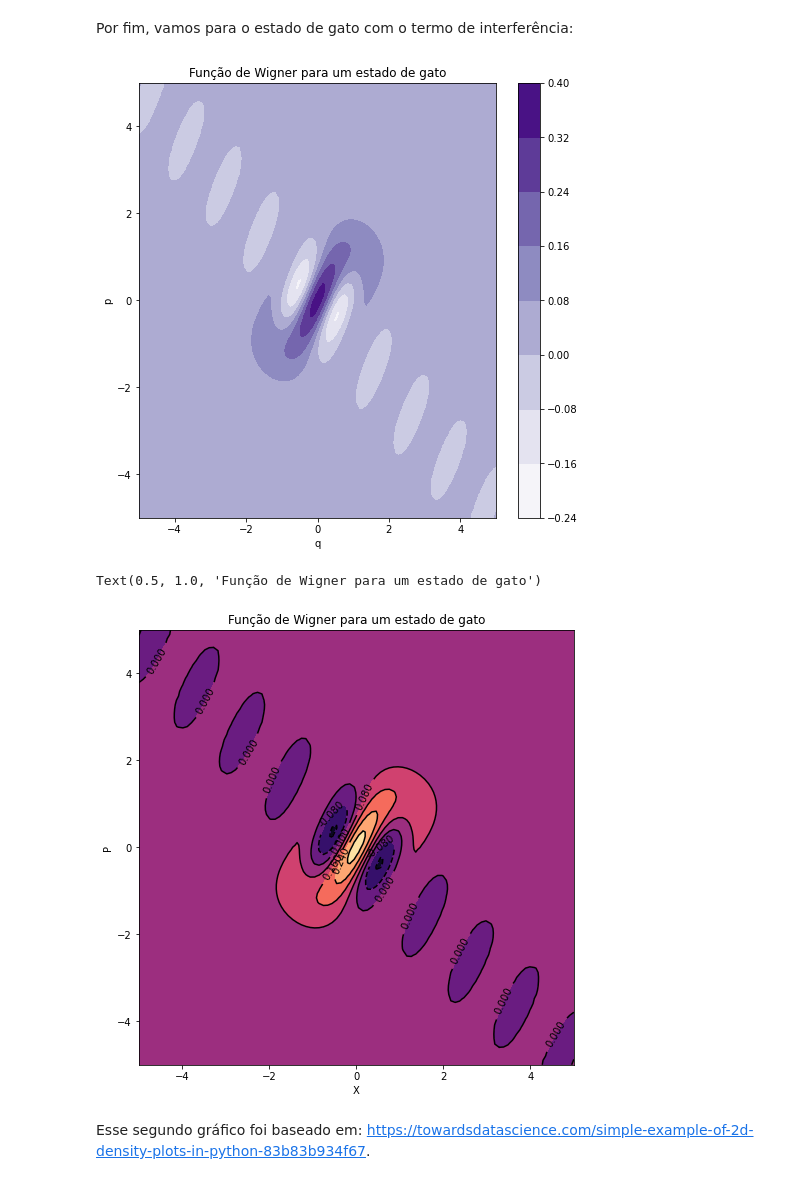
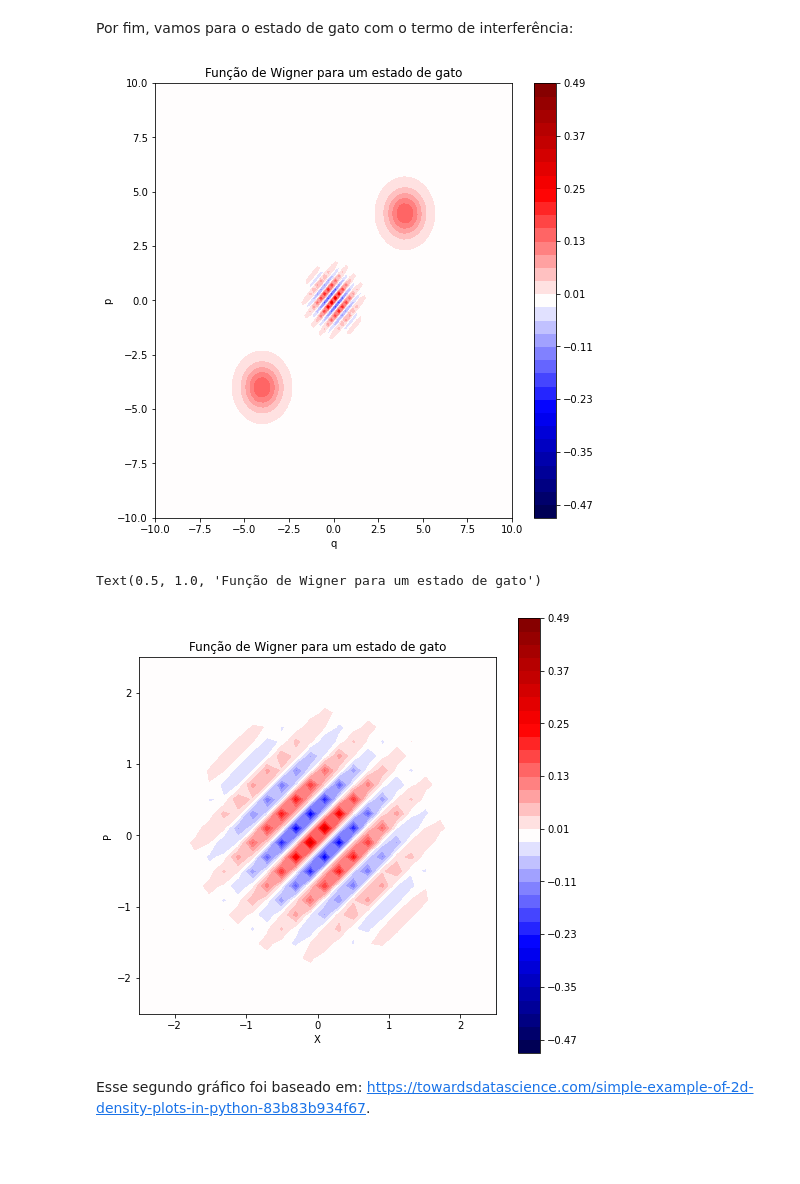
Before and after one commit to luccatfqcmartins/IC-Nic-cio, a Jupyter notebook: WignerGato.ipynb, the cells around one changed output. Cells and saved outputs as stored; diff of their text form; code cells hidden in the pictures; blank space fills up the shorter version.

```diff
--- a/WignerGato.ipynb
+++ b/WignerGato.ipynb
@@ -13,8 +13,8 @@ $$ N = \sqrt{2\left[ 1 + \sqrt{2\pi}\Delta x e^{-\frac{\alpha_x^2}{2\Delta x^2}
 # %% [markdown]
 Vamos determinar nossas quantidades e plotar a função de Wigner para um estado $\ket{\alpha}$ genérico:
 # %%
-alphax = 1
-alphap = 1
+alphax = 4
+alphap = 4
 
 
 m = 1 #const.m_e.to_value()
@@ -24,7 +24,7 @@ deltax = np.sqrt(h/(2*m*omega))
 deltap = np.sqrt(h*m*omega/2)
 
 def N(ax, ap):
-    dentro = 1 + np.sqrt(2*np.pi)*deltax*np.exp(-ax**2/(2*deltax**2) - 2*ap**2/deltap**2)
+    dentro = 1 + np.exp(-1/8 * (ax**2/(deltax**2) + ap**2/deltap**2))
     fora = np.sqrt(2*dentro)
     return fora
 
@@ -33,8 +33,8 @@ def wigner(ax, ap, x, p):
     conteudo = np.exp(-(x - ax)**2/(2*deltax**2) - (p - ap)**2/(2*deltap**2))
     return conteudo/constantes
 
-x = np.linspace(-5,5,100)
-p = np.linspace(-5,5,100)
+x = np.linspace(-10,10,100)
+p = np.linspace(-10,10,100)
 X, P = np.meshgrid(x,p)
 # %%
 plt.figure(figsize=(8,8))
@@ -66,33 +66,38 @@ def Wignergato(ax, ap, x, p):
     wignermenos = wigner(-ax, -ap, x, p)
     constantes = N(ax,ap)**2 * np.pi * h
     conteudo = 2* np.exp(-(x)**2/(2*deltax**2) - (p)**2/(2*deltap**2))
-    interferencia = np.cos(2/h * (2*x*ap - p*ax))
-    final = wignermais + wignermenos + conteudo*interferencia/constantes
+    interferencia = np.cos(2/h * (x*ap - p*ax))
+    final = conteudo*interferencia/constantes + wignermais + wignermenos
     return final
 
+nivel = np.arange(-0.5,0.5,0.03)
 plt.figure(figsize=(8,8))
-plt.contourf(X, P, Wignergato(alphax, alphap, X, P), cmap='Purples')
+plt.contourf(X, P, Wignergato(alphax, alphap, X, P), levels = nivel, cmap='seismic')# [-0.33, -0.29, -0.25, -0.21, -0.17, -0.13,
+#-0.09, -0.05, -0.01, 0.01, 0.05, 0.09, 0.13, 0.17, 0.21, 0.25, 0.29, 0.33], cmap='magma')
 plt.xlabel("q")
 plt.ylabel("p")
 plt.title(r"Função de Wigner para um estado de gato")
 plt.colorbar()
 plt.show()
 # %% [output]
-[figure, old version]
+[figure, new version]
 # %%
 fig = plt.figure(figsize=(8,8))
 ax = fig.gca()
-ax.set_xlim(x[0], x[-1])
-ax.set_ylim(p[0], p[-1])
-cfset = ax.contourf(X, P, Wignergato(alphax, alphap, X, P), cmap='magma') #coolwarm
+ax.set_xlim(-2.5,2.5)#x[0], x[-1])
+ax.set_ylim(-2.5,2.5)#p[0], p[-1])
+cfset = ax.contourf(X, P, Wignergato(alphax, alphap, X, P), levels = nivel, cmap ='seismic') #levels = [-0.33, -0.29, -0.25, -0.21, -0.17, -0.13,
+#-0.09, -0.05, -0.01, 0.01, 0.05, 0.09, 0.13, 0.17, 0.21, 0.25, 0.29, 0.33], cmap='magma') #coolwarm
 ax.imshow(np.rot90(Wignergato(alphax, alphap, X, P)), cmap='coolwarm', extent=[x[0], x[-1], p[0], p[-1]])
-cset = ax.contour(X, P, Wignergato(alphax, alphap, X, P), colors='k')
-ax.clabel(cset, inline=1, fontsize=10)
+#cset = ax.contour(X, P, Wignergato(alphax, alphap, X, P), levels = [-0.33, -0.29, -0.25, -0.21, -0.17, -0.13,
+#-0.09, -0.05, -0.01, 0.01, 0.05, 0.09, 0.13, 0.17, 0.21, 0.25, 0.29, 0.33], colors='k')
+#ax.clabel(cset, inline=1, fontsize=10)
 ax.set_xlabel('X')
 ax.set_ylabel('P')
+fig.colorbar(cfset)
 plt.title("Função de Wigner para um estado de gato")
 # %% [output]
 Text(0.5, 1.0, 'Função de Wigner para um estado de gato')
-[figure, old version]
+[figure, new version]
 # %% [markdown]
 Esse segundo gráfico foi baseado em: https://towardsdatascience.com/simple-example-of-2d-density-plots-in-python-83b83b934f67.
```
Also changed, not shown: parts of 3 cells of this notebook.
